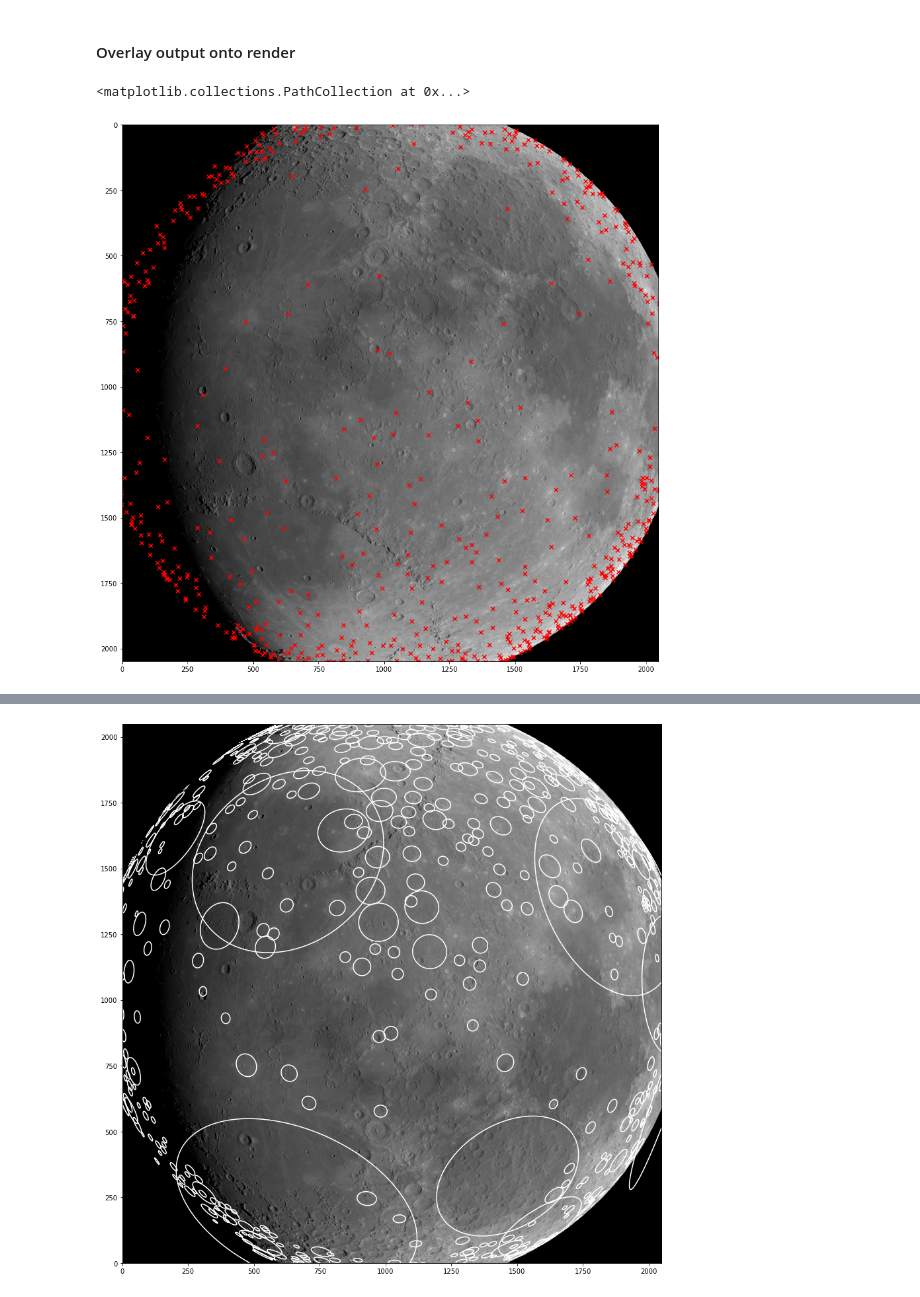
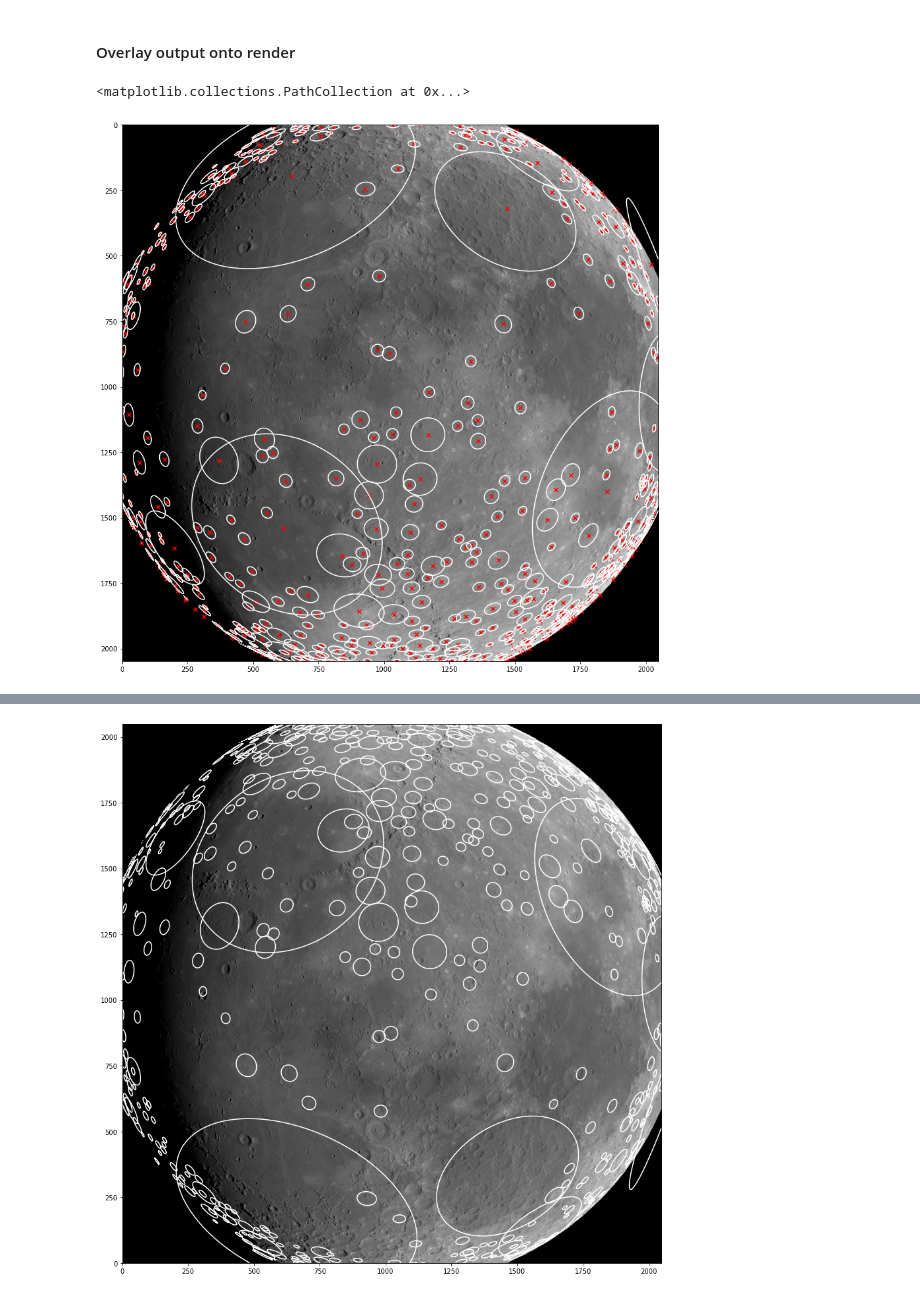
Before and after one commit to wdoppenberg/crater-detection, a Jupyter notebook: notebooks/projection.ipynb, the cells around one changed output, grey strips where cells are left out. Cells and saved outputs as stored; diff of their text form; code cells hidden in the pictures.

```diff
--- a/notebooks/projection.ipynb
+++ b/notebooks/projection.ipynb
@@ -194,13 +195,7 @@ array([[4237.4],
 k = np.array([0., 0., 1.])[:, None]
 CAM_POS = MOON_POS + r_M.ravel()*1e3
 
-Z_ax_cam = -(r_M / LA.norm(r_M))
-
-X_ax_cam = np.cross(k, r_M, axis=0)
-X_ax_cam /= LA.norm(X_ax_cam, ord=2)
-
-Y_ax_cam = np.cross(Z_ax_cam, X_ax_cam, axis=0)
-Y_ax_cam /= LA.norm(Y_ax_cam, ord=2)
+X_ax_cam, Y_ax_cam, Z_ax_cam = nadir_attitude(r_M)
 
 T_CM = np.concatenate((X_ax_cam, Y_ax_cam, Z_ax_cam), axis=-1)
 if LA.matrix_rank(T_CM) != 3:
@@ -248,18 +243,8 @@ with $ k = \begin{bmatrix} 0 & 0 & 1 \end{bmatrix}^T $,
 results in attitude transformation matrix
 
 $ T^{E_i}_M = \begin{bmatrix} \mathbf{e}_i & \mathbf{n}_i & \mathbf{u}_i \end{bmatrix} $
-# %%
-k = np.array([0, 0, 1])[:, None]
-
-u_i = p_Mi / LA.norm(p_Mi, ord=2, axis=(1, 2))[:, None, None]
-
-e_i = np.cross(k[None, ...], u_i, axis=1)
-e_i /= LA.norm(e_i, ord=2, axis=(1,2))[:, None, None]
-
-n_i = np.cross(u_i, e_i, axis=1)
-n_i /= LA.norm(n_i, ord=2, axis=(1,2))[:, None, None]
-
-T_EM = np.concatenate((e_i, n_i, u_i), axis=-1)
+# %%
+T_EM = np.concatenate(ENU_system(p_Mi), axis=-1)
 # %% [markdown]
 #### Define relation between point in 2D ellipse plane and 3D selenographic frame
 
@@ -318,8 +303,7 @@ P_MC = K @ T_MC @ np.concatenate((np.identity(3), -r_M), axis=1)
 H_Ci = P_MC @ np.concatenate((H_Mi, np.tile(k.T[None, ...], (len(H_Mi), 1, 1))), axis=1)
 
 C_i = crater_representation(major[visible], minor[visible], psi)
-A_i =  LA.inv(H_Ci).transpose(0, 2, 1) @ C_i @ LA.inv(H_Ci)
-r_C
+A_i =  LA.inv(H_Ci).transpose((0, 2, 1)) @ C_i @ LA.inv(H_Ci)
 # %% [output]
 array([[    0. ],
        [    0. ],
@@ -329,32 +313,32 @@ array([[    0. ],
 # %%
 x_plot = np.linspace(0, N[0], 500)
 y_plot = np.linspace(0, N[1], 500)
 x_plot, y_plot = np.meshgrid(x_plot, y_plot)
 
 xy_homogeneous = np.concatenate(
     (
         x_plot.ravel()[None, :],
         y_plot.ravel()[None, :],
         np.ones_like(x_plot.ravel()[None, :])
     ),
     axis=0
 ).T[..., None]
 
 crater_centers = (H_Ci @ np.array([0, 0, 1]) / (H_Ci @ np.array([0, 0, 1]))[:, -1][:, None])[:, :2]
 # c = xy_homogeneous.transpose(0, 2, 1) @ A_i[:, None, ...] @ xy_homogeneous
 fig, ax = plt.subplots(figsize=(15, 15), subplot_kw={'aspect': 'equal'})
 # Set axes according to camera pixel space convention
 ax.imshow(im, aspect='equal', interpolation='none', cmap='gray')
 ax.set_xlim(0, N[0])
 ax.set_ylim(N[1], 0)
 
-# for a_i in A_i:
-#     c = xy_homogeneous.transpose(0, 2, 1) @ a_i @ xy_homogeneous
-#     ax.contour(x_plot, y_plot, c.reshape(x_plot.shape), [0], colors='w')
+for a_i in A_i:
+    c = xy_homogeneous.transpose(0, 2, 1) @ a_i @ xy_homogeneous
+    ax.contour(x_plot, y_plot, c.reshape(x_plot.shape), [0], colors='w')
 ax.scatter(*crater_centers.T, c='r', marker='x')
 # %% [output]
 <matplotlib.collections.PathCollection at 0x...>
-[figure, old version]
+[figure, new version]
 # %%
 # ax.set_axis_off()
 # fig.savefig('output/demonax_overlaid.png')
```
Also changed, not shown: parts of 3 cells of this notebook, 10 other files.
